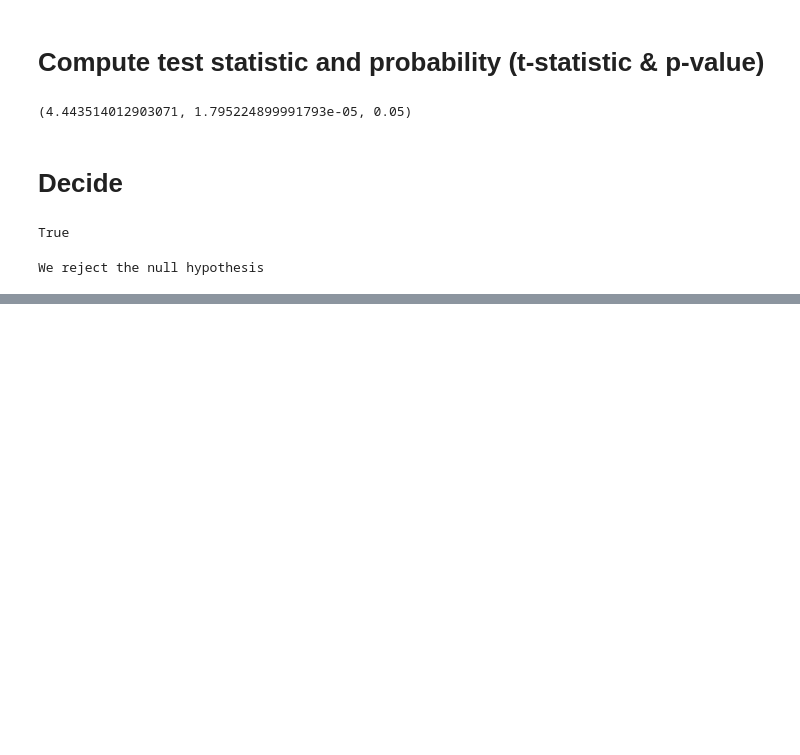
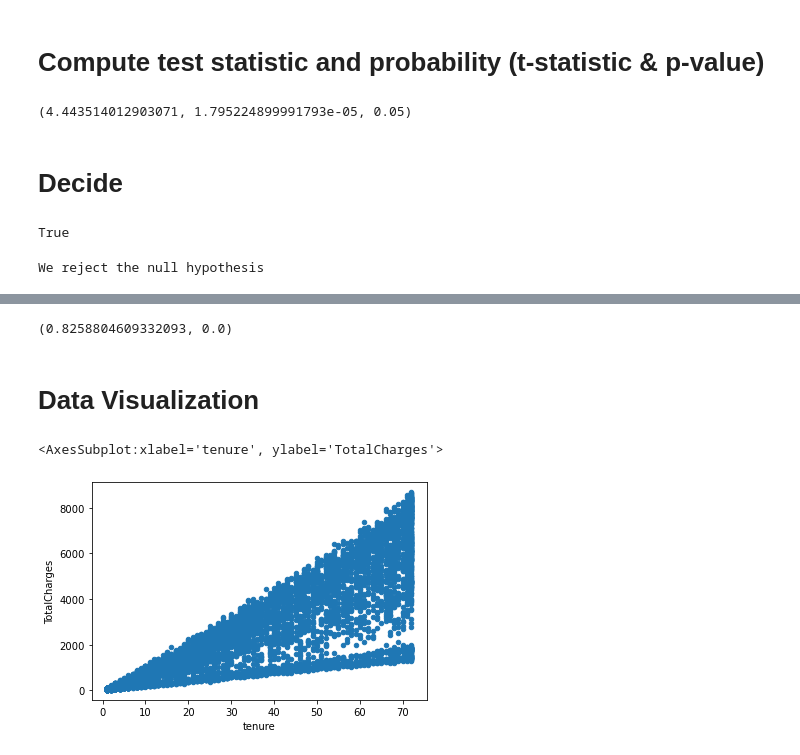
Before and after one commit to DilipBista/Stats-, a Jupyter notebook: hypothesis_testing.ipynb, the cells around one changed output, grey strips where cells are left out. Drawn from its saved outputs; the diff is of its cells as text; code cells hidden in the pictures; blank space fills up the shorter version.

```diff
--- a/hypothesis_testing.ipynb
+++ b/hypothesis_testing.ipynb
@@ -520,0 +526,12 @@ We reject the null hypothesis
+# %%
+r,p = stats.pearsonr(x1,y1)
+r,p
+# %% [output]
+(0.8258804609332093, 0.0)
+# %% [markdown]
+# Data Visualization
+# %%
+telco_churn1.plot.scatter(y = 'TotalCharges', x = 'tenure')
+# %% [output]
+<AxesSubplot:xlabel='tenure', ylabel='TotalCharges'>
+[figure, added]
```
Also changed, not shown: parts of 71 cells of this notebook.
